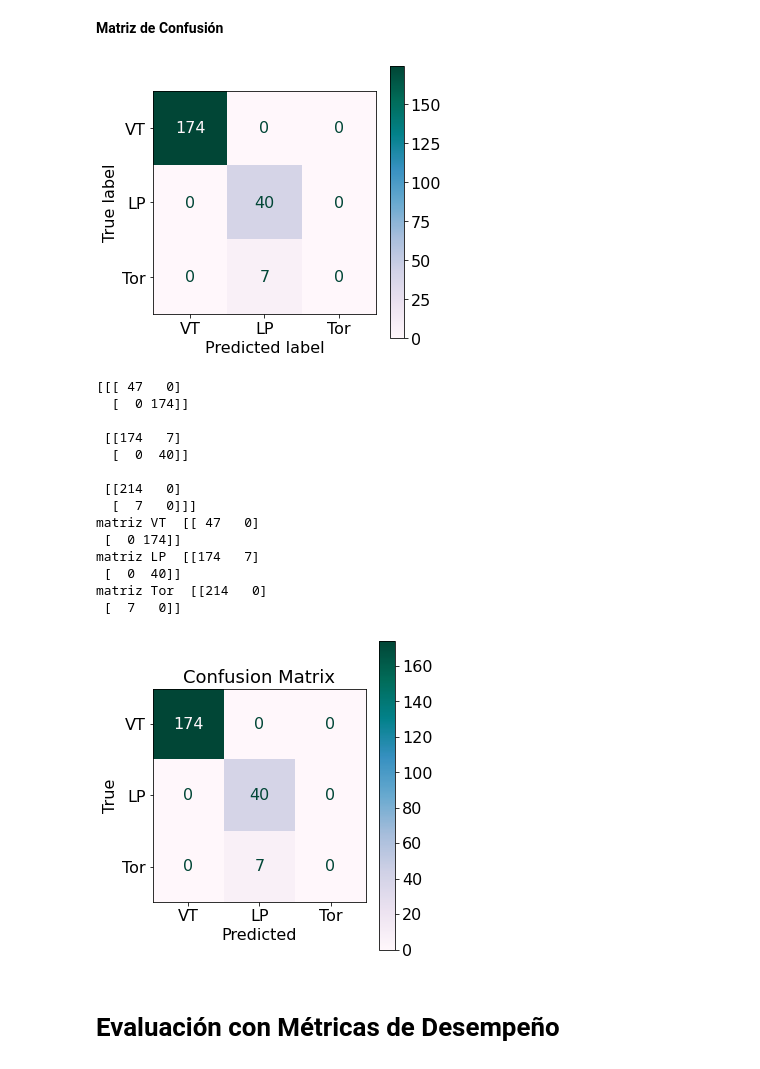
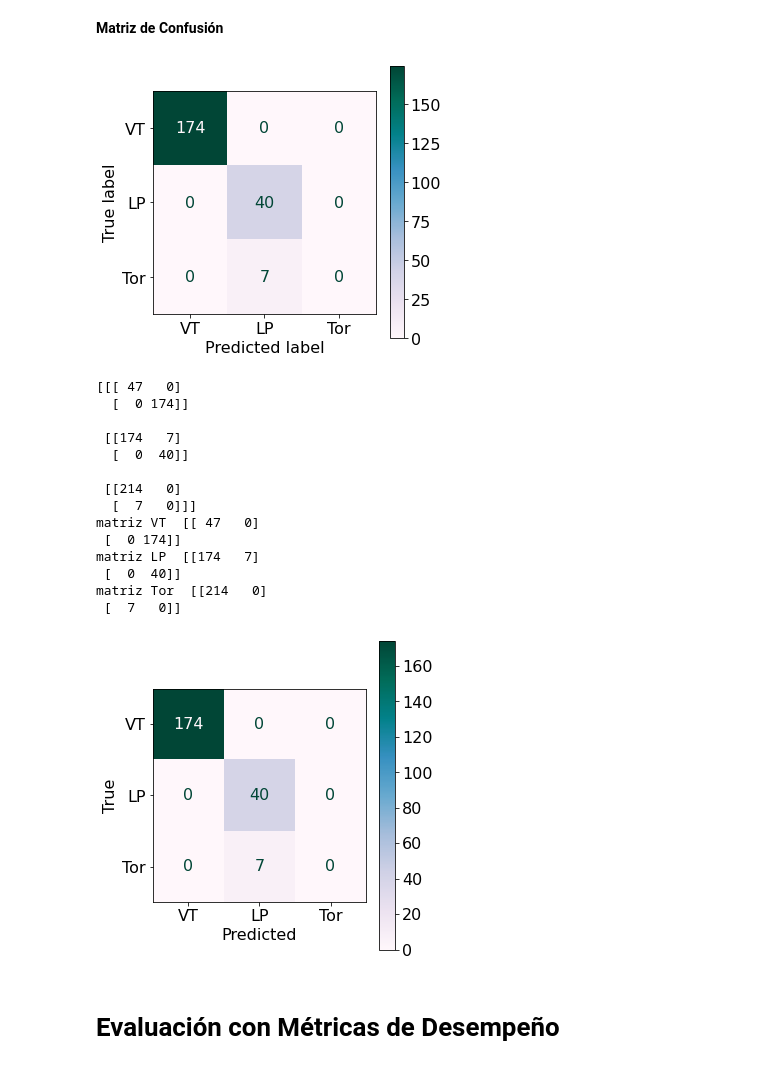
Before and after one commit to paulandrea0/Qualifica-PCA, a Jupyter notebook: CrossValidation_en_la_Copia_de_PCA_MLPercepton.ipynb, the cells around one changed output. Saved outputs shown, nothing was run; the diff lists cells and outputs as text; code cells hidden in the pictures.

```diff
--- a/CrossValidation_en_la_Copia_de_PCA_MLPercepton.ipynb
+++ b/CrossValidation_en_la_Copia_de_PCA_MLPercepton.ipynb
@@ -600,11 +602,11 @@ for train_index, test_index in cv.split(X, y_label):
   import matplotlib.pyplot as plt
   plt.figure(5, figsize=(16,5))
   plt.subplot(1,2,1)
-  plt.plot(historia.history["loss"], 'xb--',mec='k', lw=1.5)   #label="Pérdida train (Fold %0.2f)" %(fold)
-  plt.plot(historia.history["val_loss"], 'xr--',mec='k', lw=1.5)
+  plt.plot(historia.history["loss"], color = 'tab:blue', alpha = 0.3, lw = 2.5)   #label="Pérdida train (Fold %0.2f)" %(fold)
+  plt.plot(historia.history["val_loss"], color = 'tab:red', alpha = 0.3, lw = 2.5)
   plt.subplot(1,2,2)
-  plt.plot(historia.history["categorical_accuracy"], 'xb--',mec='k', lw=1.5)
-  plt.plot(historia.history["val_categorical_accuracy"], 'xr--',mec='k', lw=1.5)
+  plt.plot(historia.history["categorical_accuracy"], color = 'tab:blue', alpha = 0.3, lw = 2.5)
+  plt.plot(historia.history["val_categorical_accuracy"], color = 'tab:red', alpha = 0.3, lw = 2.5)
 
   fold = fold + 1
 
@@ -690,34 +692,34 @@ ax.fill_between(
 
 ax.legend(loc="lower right",fontsize = 13, fancybox=True, framealpha=0.4)
 
-ax.figure.savefig('ROC_PCA3.tiff', dpi=400, format='tiff')
+ax.figure.savefig('ROC_PCA3.pdf', dpi=400, format='pdf')
 
 
 plt.figure(5, figsize=(16,5))
 plt.subplot(1,2,1)
 plt.plot(historia.history["loss"], 'xb--',mec='k', lw=1.5)
 plt.plot(historia.history["val_loss"], 'xr--',mec='k', lw=1.5)
-plt.xlabel('Epocas', fontsize=16)
+plt.xlabel('Epoch', fontsize=16)
 plt.xticks(fontsize=18), plt.yticks(fontsize=18)
-plt.legend(labels=["Pérdida set train k-fold",
-                   "Pérdida set test k-fold",
-                   "Pérdida set train final",
-                   "Pérdida set test final"],
+plt.legend(labels=["Loss train set k-fold",
+                   "Loss test set k-fold",
+                   "Final loss train set",
+                   "Final loss test set"],
            fontsize='16', fancybox=True, framealpha=0.3)
 plt.subplot(1,2,2)
 plt.plot(historia.history["categorical_accuracy"], 'xb--',mec='k', lw=1.5)
 plt.plot(historia.history["val_categorical_accuracy"], 'xr--',mec='k', lw=1.5)
 plt.xlim(0, 15)
 plt.ylim(0.65, 1.0)
-plt.xlabel('Epocas', fontsize=16)
-plt.legend(labels=["Acierto set train k-fold",
-                   "Acierto set test k-fold",
-                   "Acierto set train final",
-                   "Acierto set test final"],
-           fontsize='16', fancybox=True, framealpha=0.3)
+plt.xlabel('Epoch', fontsize=16)
+plt.legend(labels=["Accuracy train set k-fold",
+                   "Accuracy test set k-fold",
+                   "Final accuracy train set",
+                   "Final accuracy test set"],
+           fontsize='16', fancybox=True, loc='lower right', framealpha=0.3)
 plt.xticks(fontsize=18), plt.yticks(fontsize=18)
 
-plt.savefig('CrossVall_PCA3.tiff', dpi=400, format='tiff')
+plt.savefig('CrossVall_PCA.pdf', dpi=400, format='pdf')
 # %% [output]
 StratifiedShuffleSplit(n_splits=6, random_state=True, test_size=None,
             train_size=None)
@@ -855,7 +857,7 @@ for i in range(len(y_test)):
   if y_test[i,2] > 0:
     y_true.append('Tor')
 
-c = confusion_matrix ( y_true , y_salida , labels = ["VT", "LP", "Tor"] , sample_weight = None)
+c = confusion_matrix (y_true , y_salida , labels = ["VT", "LP", "Tor"] , sample_weight = None)
 disp = ConfusionMatrixDisplay(confusion_matrix=c, display_labels=["VT", "LP", "Tor"])
 fig, ax = plt.subplots(figsize=(5,5))
 disp.plot(ax=ax, cmap = 'PuBuGn', colorbar = True)
@@ -867,38 +869,37 @@ disp.plot(ax=ax, cmap = 'PuBuGn', colorbar = True)
 ax.tick_params(axis='both', labelsize=16)
 ax.set_xlabel('Predicted', fontsize=16)
 ax.set_ylabel('True', fontsize=16)
-ax.set_title('Confusion Matrix', fontsize=18)
+# ax.set_title('Confusion Matrix', fontsize=18)
 plt.tight_layout()
-plt.savefig('confusion_matrix.tiff', dpi=400, format='tiff')
+plt.savefig('confusion_matrix.pdf', dpi=400, format='pdf')
 
 plt.rcParams.update({'font.size': 16})
-#plt.rc('font', **font)
 
 cm = multilabel_confusion_matrix(y_true, y_salida, labels=["VT", "LP", "Tor"])
 print(cm)
 cmVT = cm[0]
 cmLP = cm[1]
 cmTor = cm[2]
 print('matriz VT ', cmVT)
 print('matriz LP ', cmLP)
 print('matriz Tor ', cmTor)
 # %% [output]
 [figure]
 [[[ 47   0]
   [  0 174]]
 
  [[174   7]
   [  0  40]]
 
  [[214   0]
   [  7   0]]]
 matriz VT  [[ 47   0]
  [  0 174]]
 matriz LP  [[174   7]
  [  0  40]]
 matriz Tor  [[214   0]
  [  7   0]]
-[figure, old version]
+[figure, new version]
 # %% [markdown]
 # **Evaluación con Métricas de Desempeño**
 # %%
```
Also changed, not shown: parts of 4 cells of this notebook.
